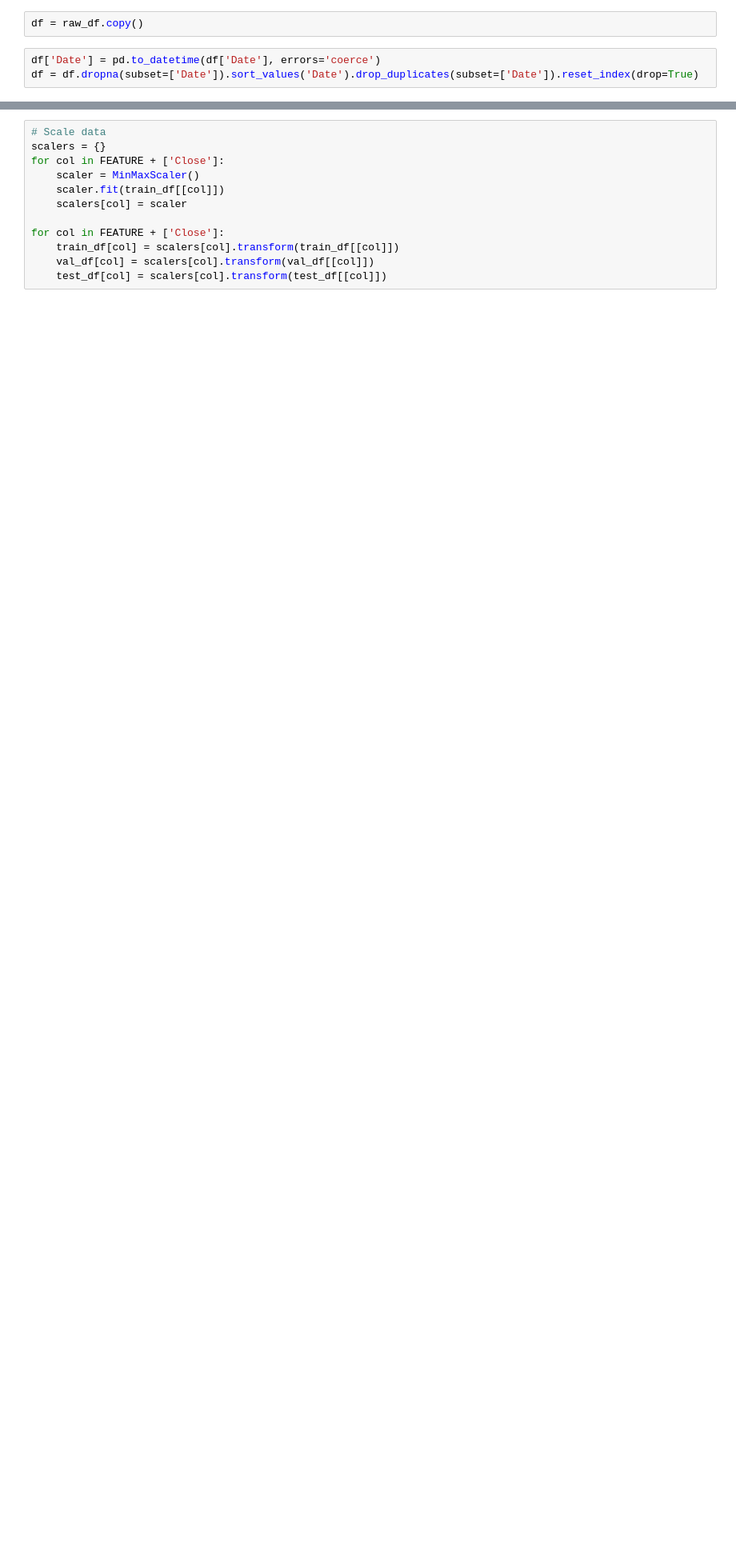
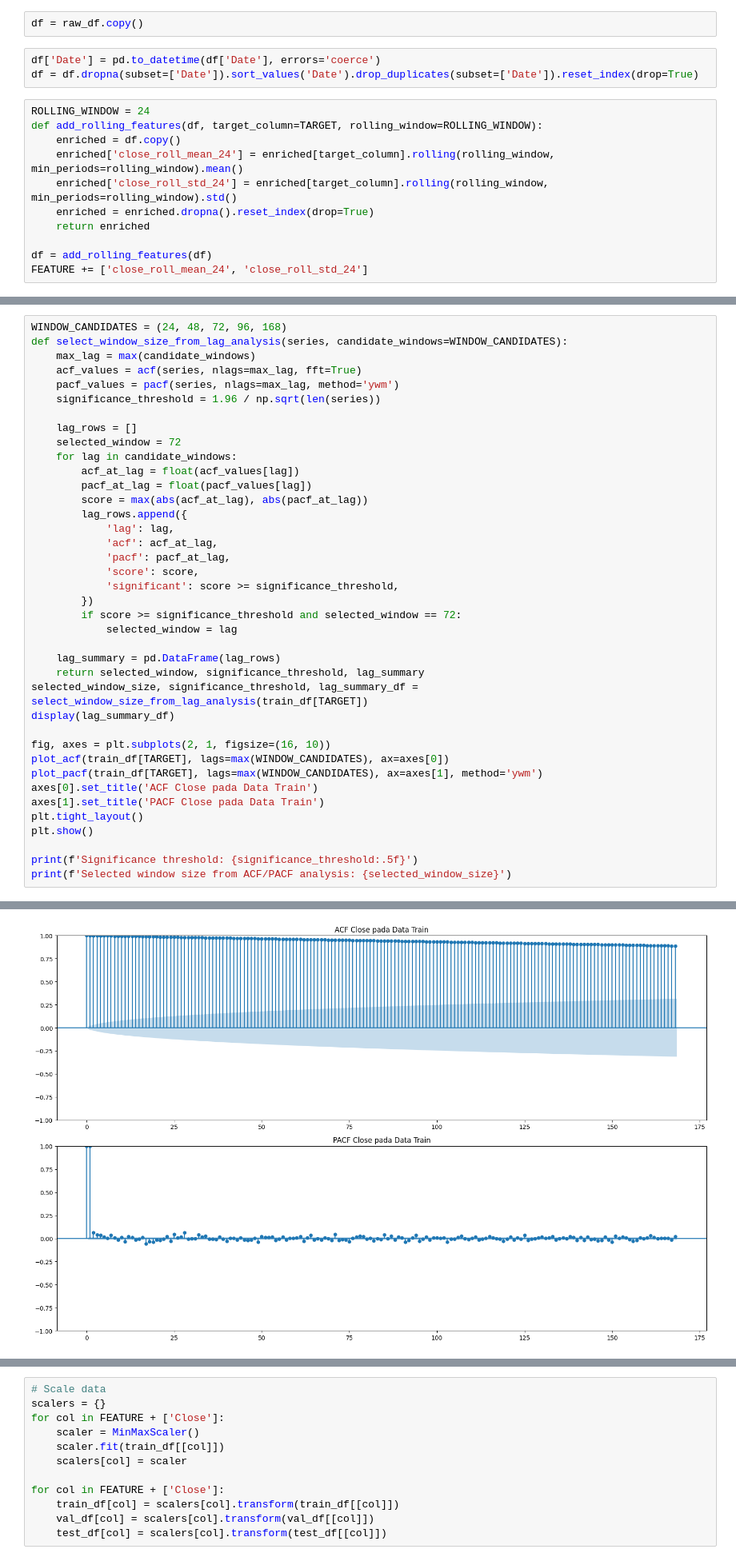
Before and after one commit to AbiyaMakruf/Dicoding-MembangunProyekDeepLearningTingkatMahir, a Jupyter notebook: Abiyamf_Submission_Akhir_DLTM.ipynb, the cells around one changed output, grey strips where cells are left out. Shown at 80% size. Saved outputs shown, nothing was run; the diff lists cells and outputs as text; blank space fills up the shorter version.

```diff
--- a/Abiyamf_Submission_Akhir_DLTM.ipynb
+++ b/Abiyamf_Submission_Akhir_DLTM.ipynb
@@ -88,6 +90,17 @@ df = raw_df.copy()
 # %%
 df['Date'] = pd.to_datetime(df['Date'], errors='coerce')
 df = df.dropna(subset=['Date']).sort_values('Date').drop_duplicates(subset=['Date']).reset_index(drop=True)
+# %%
+ROLLING_WINDOW = 24
+def add_rolling_features(df, target_column=TARGET, rolling_window=ROLLING_WINDOW):
+    enriched = df.copy()
+    enriched['close_roll_mean_24'] = enriched[target_column].rolling(rolling_window, min_periods=rolling_window).mean()
+    enriched['close_roll_std_24'] = enriched[target_column].rolling(rolling_window, min_periods=rolling_window).std()
+    enriched = enriched.dropna().reset_index(drop=True)
+    return enriched
+
+df = add_rolling_features(df)
+FEATURE += ['close_roll_mean_24', 'close_roll_std_24']
 # %%
 # Split data
 TRAIN_RATIO = 0.70
@@ -112,0 +125,40 @@ train_df.head()
+# %%
+WINDOW_CANDIDATES = (24, 48, 72, 96, 168)
+def select_window_size_from_lag_analysis(series, candidate_windows=WINDOW_CANDIDATES):
+    max_lag = max(candidate_windows)
+    acf_values = acf(series, nlags=max_lag, fft=True)
+    pacf_values = pacf(series, nlags=max_lag, method='ywm')
+    significance_threshold = 1.96 / np.sqrt(len(series))
+
+    lag_rows = []
+    selected_window = 72
+    for lag in candidate_windows:
+        acf_at_lag = float(acf_values[lag])
+        pacf_at_lag = float(pacf_values[lag])
+        score = max(abs(acf_at_lag), abs(pacf_at_lag))
+        lag_rows.append({
+            'lag': lag,
+            'acf': acf_at_lag,
+            'pacf': pacf_at_lag,
+            'score': score,
+            'significant': score >= significance_threshold,
+        })
+        if score >= significance_threshold and selected_window == 72:
+            selected_window = lag
+
+    lag_summary = pd.DataFrame(lag_rows)
+    return selected_window, significance_threshold, lag_summary
+selected_window_size, significance_threshold, lag_summary_df = select_window_size_from_lag_analysis(train_df[TARGET])
+display(lag_summary_df)
+
+fig, axes = plt.subplots(2, 1, figsize=(16, 10))
+plot_acf(train_df[TARGET], lags=max(WINDOW_CANDIDATES), ax=axes[0])
+plot_pacf(train_df[TARGET], lags=max(WINDOW_CANDIDATES), ax=axes[1], method='ywm')
+axes[0].set_title('ACF Close pada Data Train')
+axes[1].set_title('PACF Close pada Data Train')
+plt.tight_layout()
+plt.show()
+
+print(f'Significance threshold: {significance_threshold:.5f}')
+print(f'Selected window size from ACF/PACF analysis: {selected_window_size}')
+# %% [output]
@@ -112,0 +171 @@ train_df.head()
+[figure, added]
```
Also changed, not shown: parts of 10 cells of this notebook, 1 other file.
